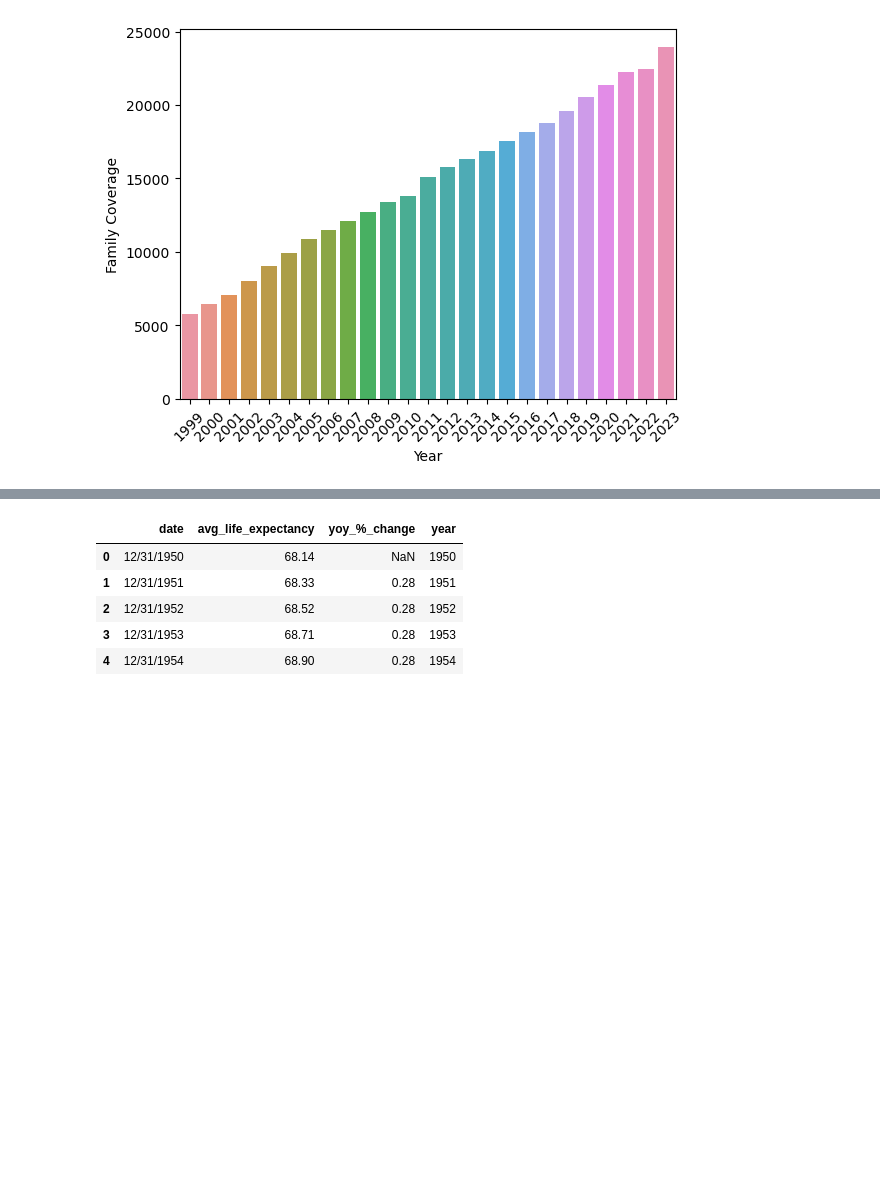
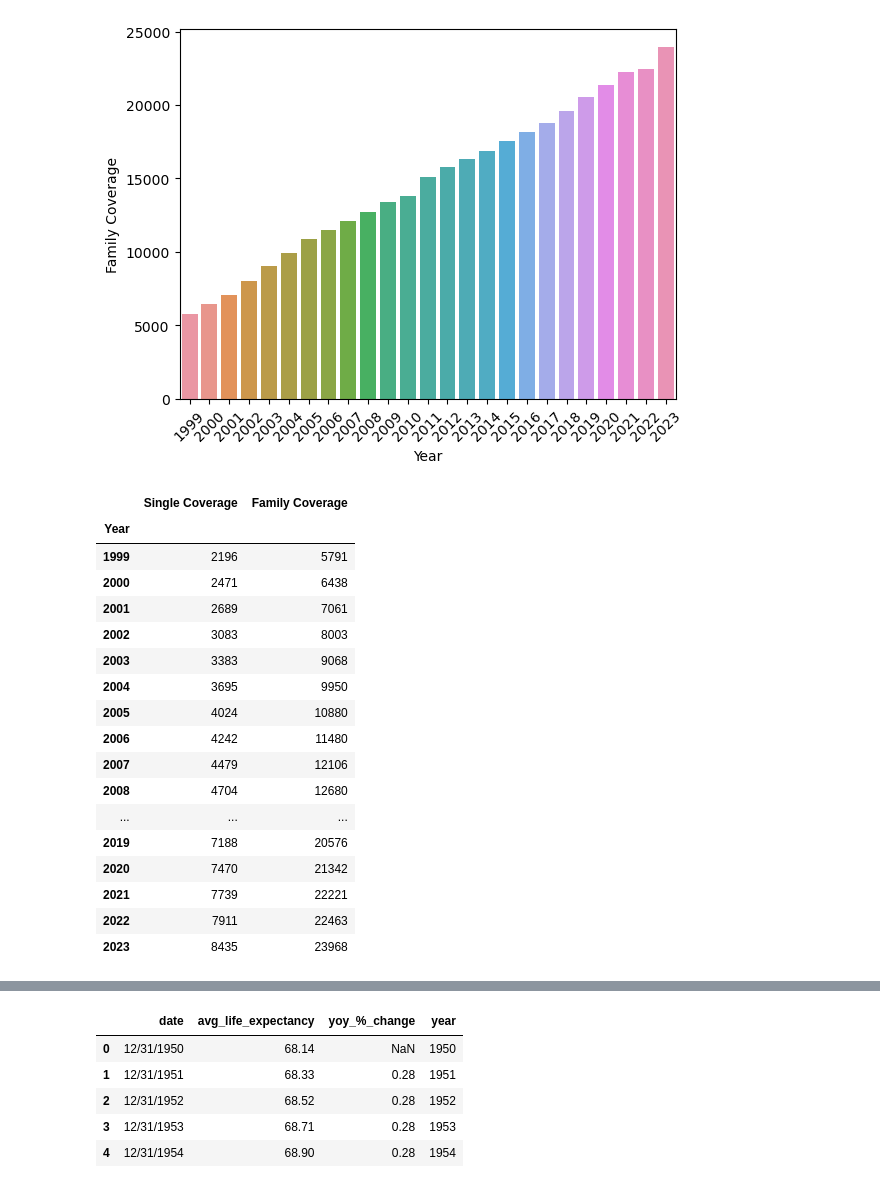
Before and after one commit to AndrewR321/Capstone, a Jupyter notebook: notebooks/Commercial Insurance Data.ipynb, the cells around one changed output, grey strips where cells are left out. Cells and saved outputs as stored; diff of their text form; code cells hidden in the pictures; blank space fills up the shorter version.

```diff
--- a/notebooks/Commercial Insurance Data.ipynb
+++ b/notebooks/Commercial Insurance Data.ipynb
@@ -103,3 +103,26 @@ sns.barplot(data=cip, x='Year', y='Family Coverage')
 plt.xticks(rotation=45);
 # %% [output]
 [figure]
+# %%
+cip1=cip.reset_index().set_index('Year')
+cip1 = cip1.drop('index', axis = 1)
+cip1
+# %% [output]
+|  | Single Coverage | Family Coverage |
+| Year |  |  |
+| 1999 | 2196 | 5791 |
+| 2000 | 2471 | 6438 |
+| 2001 | 2689 | 7061 |
+| 2002 | 3083 | 8003 |
+| 2003 | 3383 | 9068 |
+| 2004 | 3695 | 9950 |
+| 2005 | 4024 | 10880 |
+| 2006 | 4242 | 11480 |
+| 2007 | 4479 | 12106 |
+| 2008 | 4704 | 12680 |
+| ... | ... | ... |
+| 2019 | 7188 | 20576 |
+| 2020 | 7470 | 21342 |
+| 2021 | 7739 | 22221 |
+| 2022 | 7911 | 22463 |
+| 2023 | 8435 | 23968 |
```
Also changed, not shown: parts of 5 cells of this notebook, 2 other files.
